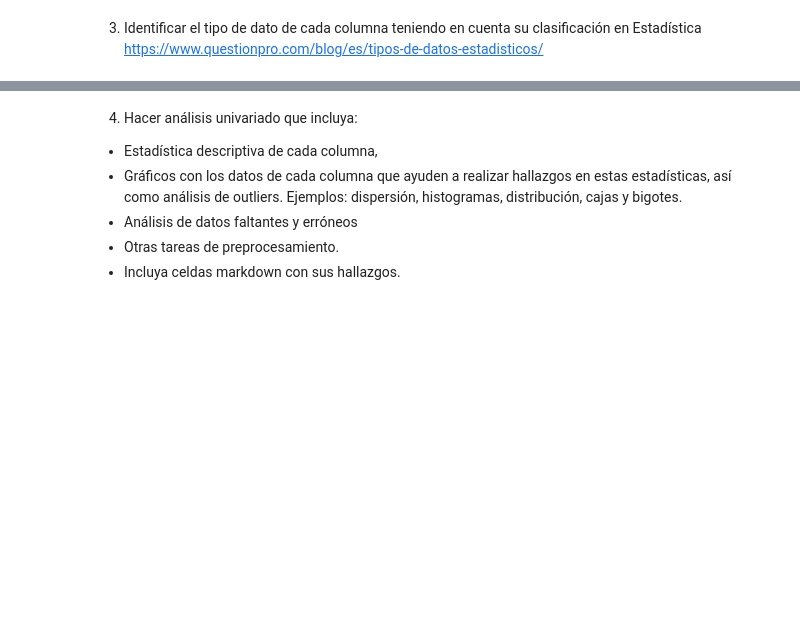
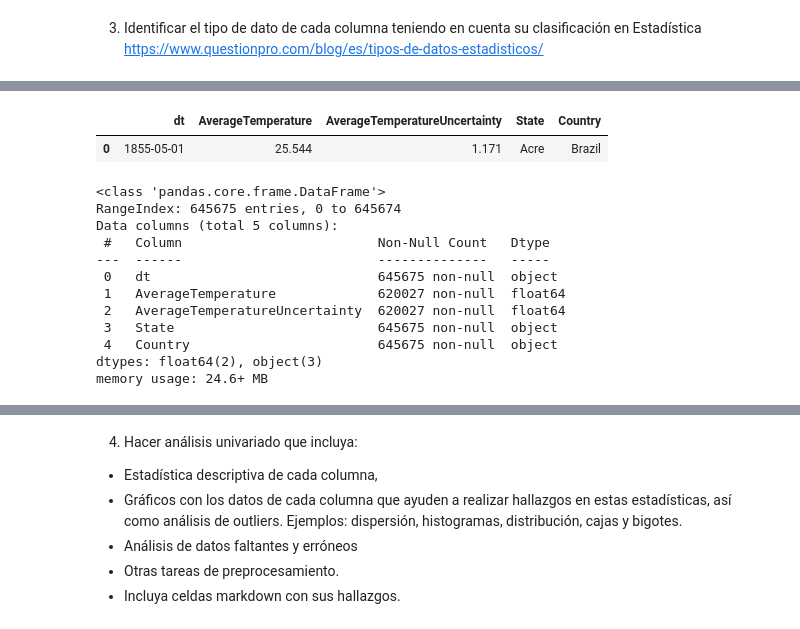
Before and after one commit to G4ll4rd0/ClimaGlobalPAD_O2022, a Jupyter notebook: limpiezaPreprocesamiento.ipynb, the cells around one changed output, grey strips where cells are left out. Saved outputs shown, nothing was run; the diff lists cells and outputs as text; code cells hidden in the pictures; blank space fills up the shorter version.

```diff
--- a/limpiezaPreprocesamiento.ipynb
+++ b/limpiezaPreprocesamiento.ipynb
@@ -41,0 +152,18 @@ Todas las tablas de datos son de panel, ya que se refieren a datos temporales de
+# %%
+dfState.head(1)
+dfState.info()
+# %% [output]
+|  | dt | AverageTemperature | AverageTemperatureUncertainty | State | Country |
+| 0 | 1855-05-01 | 25.544 | 1.171 | Acre | Brazil |
+<class 'pandas.core.frame.DataFrame'>
+RangeIndex: 645675 entries, 0 to 645674
+Data columns (total 5 columns):
+ #   Column                         Non-Null Count   Dtype
+---  ------                         --------------   -----
+ 0   dt                             645675 non-null  object
+ 1   AverageTemperature             620027 non-null  float64
+ 2   AverageTemperatureUncertainty  620027 non-null  float64
+ 3   State                          645675 non-null  object
+ 4   Country                        645675 non-null  object
+dtypes: float64(2), object(3)
+memory usage: 24.6+ MB
```
Also changed, not shown: parts of 9 cells of this notebook, 1 other file.
